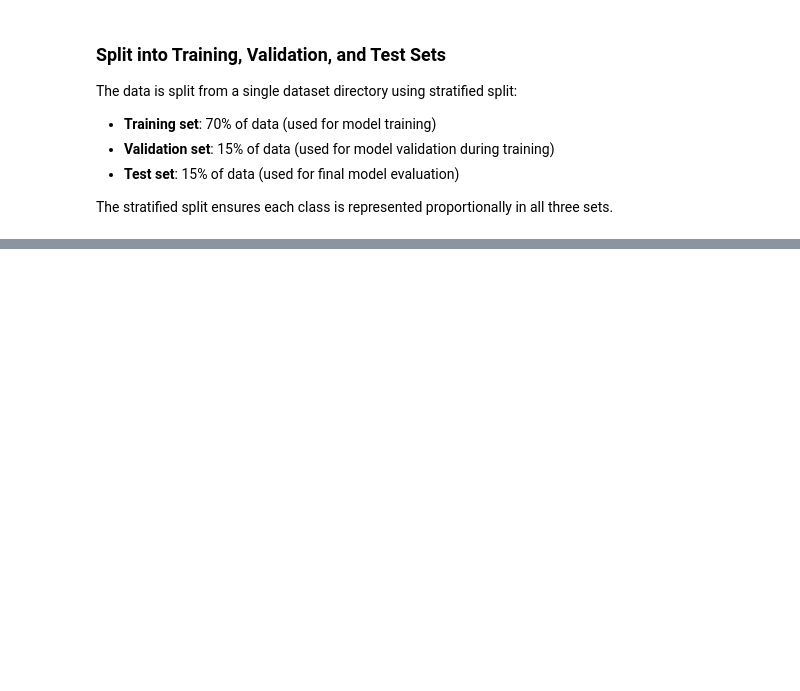
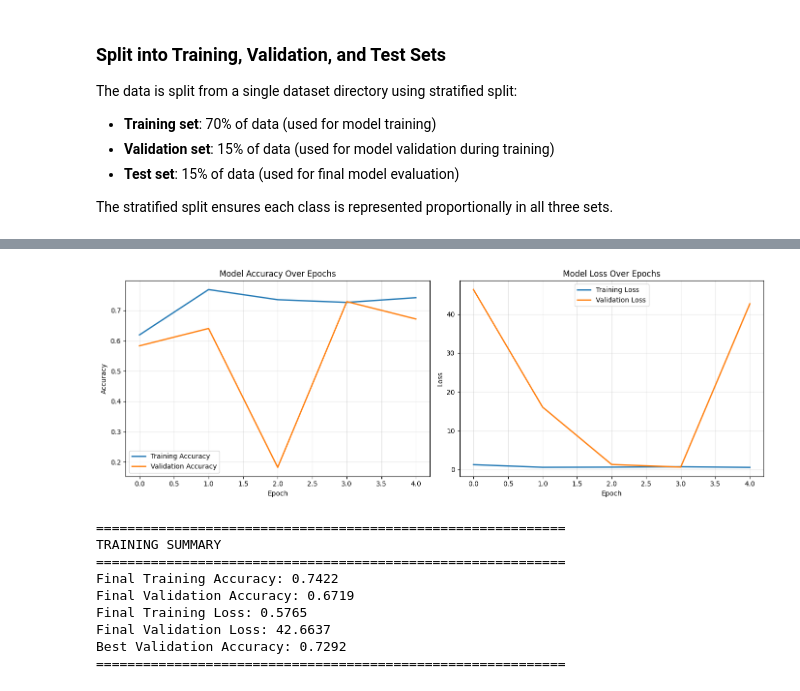
Before and after one commit to AngelMabuza/Solar-Panel-Fault-Detection, a Jupyter notebook: InceptionV3.ipynb, the cells around one changed output, grey strips where cells are left out. Saved outputs shown, nothing was run; the diff lists cells and outputs as text; code cells hidden in the pictures; blank space fills up the shorter version.

```diff
--- a/InceptionV3.ipynb
+++ b/InceptionV3.ipynb
@@ -131,0 +263,46 @@ model.summary()
+# %%
+# Plot training history
+fig, axes = plt.subplots(1, 2, figsize=(14, 5))
+
+# Accuracy plot
+axes[0].plot(history.history['accuracy'], label='Training Accuracy', linewidth=2)
+axes[0].plot(history.history['val_accuracy'], label='Validation Accuracy', linewidth=2)
+axes[0].set_xlabel('Epoch')
+axes[0].set_ylabel('Accuracy')
+axes[0].set_title('Model Accuracy Over Epochs')
+axes[0].legend()
+axes[0].grid(True, alpha=0.3)
+
+# Loss plot
+axes[1].plot(history.history['loss'], label='Training Loss', linewidth=2)
+axes[1].plot(history.history['val_loss'], label='Validation Loss', linewidth=2)
+axes[1].set_xlabel('Epoch')
+axes[1].set_ylabel('Loss')
+axes[1].set_title('Model Loss Over Epochs')
+axes[1].legend()
+axes[1].grid(True, alpha=0.3)
+
+plt.tight_layout()
+plt.show()
+
+# Summary of results
+print(f"\n{'='*60}")
+print("TRAINING SUMMARY")
+print(f"{'='*60}")
+print(f"Final Training Accuracy: {history.history['accuracy'][-1]:.4f}")
+print(f"Final Validation Accuracy: {history.history['val_accuracy'][-1]:.4f}")
+print(f"Final Training Loss: {history.history['loss'][-1]:.4f}")
+print(f"Final Validation Loss: {history.history['val_loss'][-1]:.4f}")
+print(f"Best Validation Accuracy: {max(history.history['val_accuracy']):.4f}")
+print(f"{'='*60}")
+# %% [output]
+[figure, added]
+============================================================
+TRAINING SUMMARY
+============================================================
+Final Training Accuracy: 0.7422
+Final Validation Accuracy: 0.6719
+Final Training Loss: 0.5765
+Final Validation Loss: 42.6637
+Best Validation Accuracy: 0.7292
+============================================================
```
Also changed, not shown: parts of 9 cells of this notebook, 2 other files.
